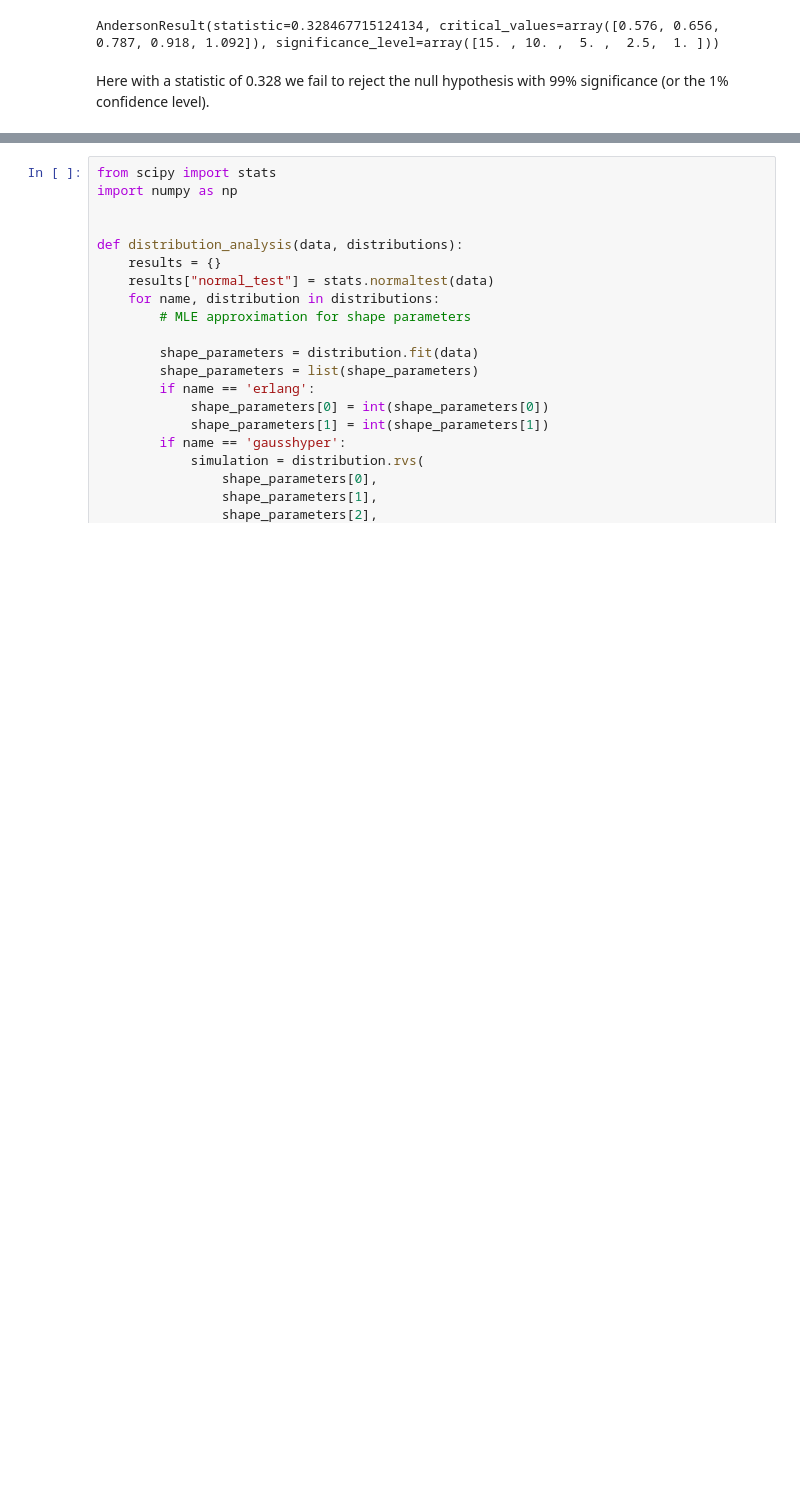
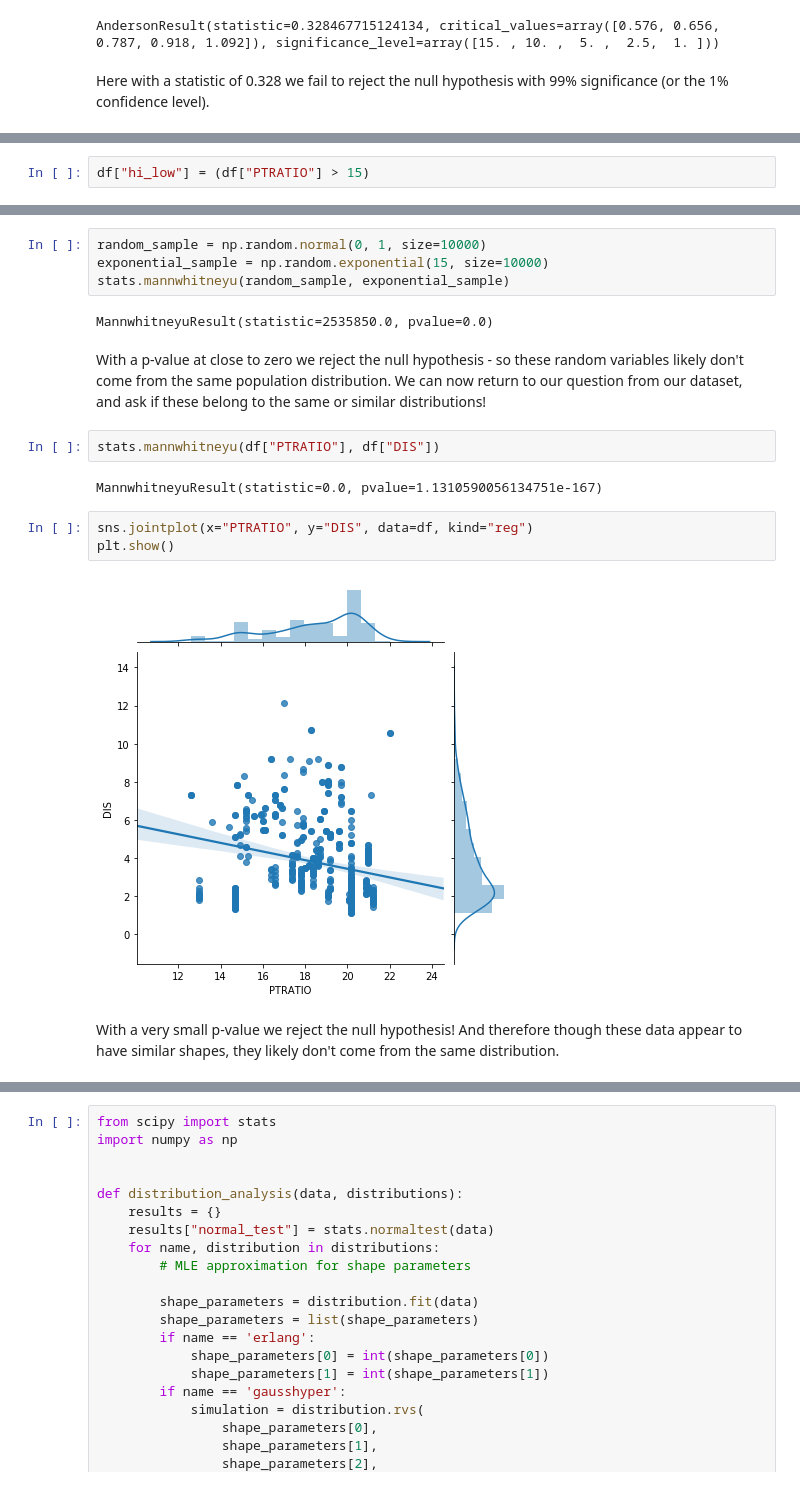
Before and after one commit to EricSchles/data_science_meetup_nyc, a Jupyter notebook: Statistical_Tests.ipynb, the cells around one changed output, grey strips where cells are left out. Drawn from its saved outputs; the diff is of its cells as text; blank space fills up the shorter version.

```diff
--- a/Statistical_Tests.ipynb
+++ b/Statistical_Tests.ipynb
@@ -543,0 +731,2 @@ Here with a statistic of 0.328 we fail to reject the null hypothesis with 99% si
+# %%
+df["hi_low"] = (df["PTRATIO"] > 15)
@@ -543,0 +806,19 @@ Here with a statistic of 0.328 we fail to reject the null hypothesis with 99% si
+# %%
+random_sample = np.random.normal(0, 1, size=10000)
+exponential_sample = np.random.exponential(15, size=10000)
+stats.mannwhitneyu(random_sample, exponential_sample)
+# %% [output]
+MannwhitneyuResult(statistic=2535850.0, pvalue=0.0)
+# %% [markdown]
+With a p-value at close to zero we reject the null hypothesis - so these random variables likely don't come from the same population distribution.  We can now return to our question from our dataset, and ask if these belong to the same or similar distributions!
+# %%
+stats.mannwhitneyu(df["PTRATIO"], df["DIS"])
+# %% [output]
+MannwhitneyuResult(statistic=0.0, pvalue=1.1310590056134751e-167)
+# %%
+sns.jointplot(x="PTRATIO", y="DIS", data=df, kind="reg")
+plt.show()
+# %% [output]
+[figure, added]
+# %% [markdown]
+With a very small p-value we reject the null hypothesis!  And therefore though these data appear to have similar shapes, they likely don't come from the same distribution.
```
Also changed, not shown: parts of 43 cells of this notebook.
